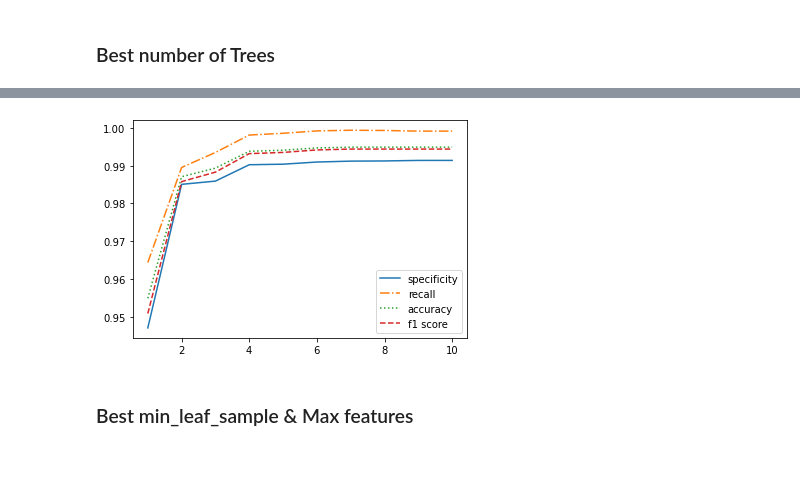
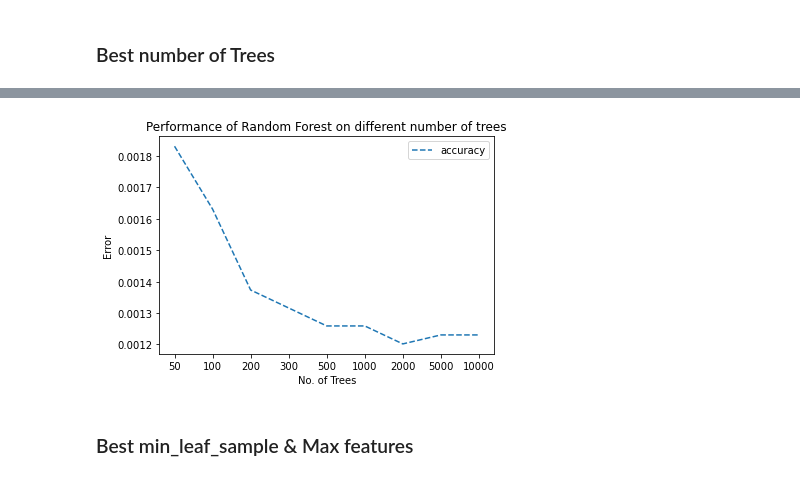
Before and after one commit to ellenwang1/ew-honoursthesis, a Jupyter notebook: Code/Ghafoorian Sampling.ipynb, the cells around one changed output, grey strips where cells are left out. Cells and saved outputs as stored; diff of their text form; code cells hidden in the pictures.

```diff
--- a/Code/Ghafoorian Sampling.ipynb
+++ b/Code/Ghafoorian Sampling.ipynb
@@ -172,7 +153,7 @@ def sample_lacunes(T1_scan_data, FLAIR_scan_data, Lacune_indicator_data, Soft_ti
                 for y in range(0, data.shape[1]):
                     for z in range(0, data.shape[2]):
                         #filter for soft tissue
-                        if (x < 50) | (y < 70) | (z < 15) | (x > 200) | (y > 210) | (z > 165):
+                        if (x < 50) | (y < 70) | (z < 15) | (x > 200) | (y > 210) | (z > 165) | (T1_data_scans[x,y,z] == 0) | (FLAIR_data_scans[x,y,z] == 0):
                             next
                         else:
 
@@ -685,3 +694,6 @@ ax.set_xlim(0,256)
 ax.set_ylim(0, 256)
 ax.set_zlim(0, -180)
 plt.savefig("demo.png")
+# %%
+H_all_T1 = np.array([np.gradient(i) for i in np.gradient(X_train[index][4])]).transpose(2,3,4,0,1)
+LA.eig(H_all_T1[10, 10, 10])[0][0]
@@ -1593,26 +2150,16 @@ dataset_test=np.nan_to_num(dataset_test, nan=-1, posinf=99, neginf=-99)
 # %% [markdown]
 ### Best number of Trees
 # %%
-from sklearn.metrics import recall_score
-from sklearn.metrics import f1_score
 from sklearn.metrics import accuracy_score
-recall_list = []
 accuracy_list = []
-f1_score_list= []
-specificity_list = []
-no_trees = [1, 5, 10, 50, 100, 200, 300, 500, 750, 1000]
+no_trees = [50, 100, 200, 300, 500, 1000, 2000, 5000, 10000]
 for i in no_trees:
     from sklearn.ensemble import RandomForestClassifier
-    clf = RandomForestClassifier(n_estimators = i, min_samples_leaf = 50, criterion = 'gini', oob_score = True, bootstrap = True, random_state = 30)
+    #max features, min sample split
+    clf = RandomForestClassifier(n_estimators = i, max_features = 'sqrt', min_samples_split = 2, criterion = 'gini', oob_score = True, bootstrap = True, random_state = 30)
     clf.fit(dataset, Y_train)
-    prediction = clf.predict(dataset)
-    recall = recall_score(Y_train, prediction)
-    accuracy = accuracy_score(Y_train, prediction)
-    f1_val = f1_score(Y_train, prediction)
-    recall_list.append(recall)
+    y_pred = (clf.oob_decision_function_[:,1] >= 0.50).astype(bool)
+    accuracy = accuracy_score(Y_train, y_pred)
     accuracy_list.append(accuracy)
-    f1_score_list.append(f1_val)
-    tn, fp, fn, tp = confusion_matrix(Y_train, prediction).ravel()
-    specificity_list.append(tn / (tn+fp))
-    print("hello")
+    print(i)
 # %% [output]
@@ -1628,0 +2175,4 @@ hello
+# %%
+error_list = []
+for i in accuracy_list:
+    error_list.append(1-i)
@@ -1629,13 +2191,17 @@ hello
 # %%
-index = range(1,11)
-plt.plot(index, specificity_list, label = "specificity", linestyle="-")
-plt.plot(index, recall_list, label = "recall", linestyle="-.")
-plt.plot(index, accuracy_list, label = "accuracy", linestyle=":")
-plt.plot(index, f1_score_list, label = "f1 score", linestyle="--")
+index = np.arange(0,9)
+no_trees = [50, 100, 200, 300, 500, 1000, 2000, 5000, 10000]
+#plt.plot(index, specificity_list, label = "specificity", linestyle="-")
+#plt.plot(index, sensitivity_list, label = "sensitivity", linestyle="-.")
+plt.plot(index, error_list, label = "accuracy", linestyle="--")
+plt.xlabel('No. of Trees')
+plt.ylabel('Error')
+plt.xticks(index, no_trees)
+plt.title('Performance of Random Forest on different number of trees')
 plt.legend()
 plt.show()
 # %% [output]
-[figure, old version]
+[figure, new version]
 # %% [markdown]
 ### Best min_leaf_sample & Max features
 # %%
```
Also changed, not shown: parts of 98 cells of this notebook, 8 other files.
